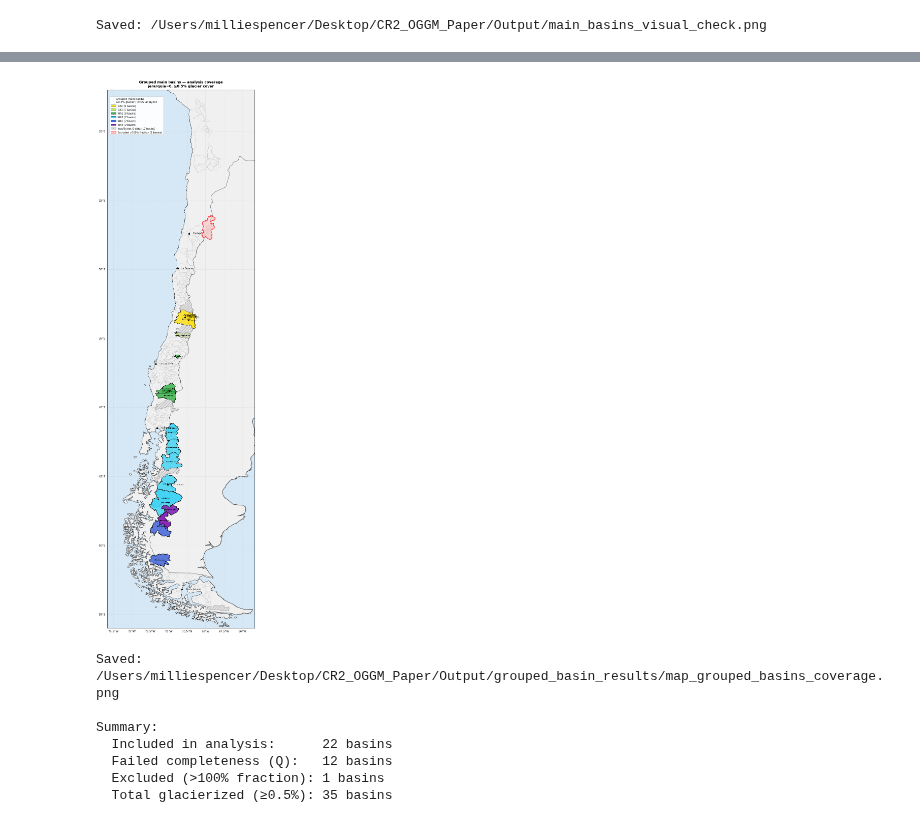
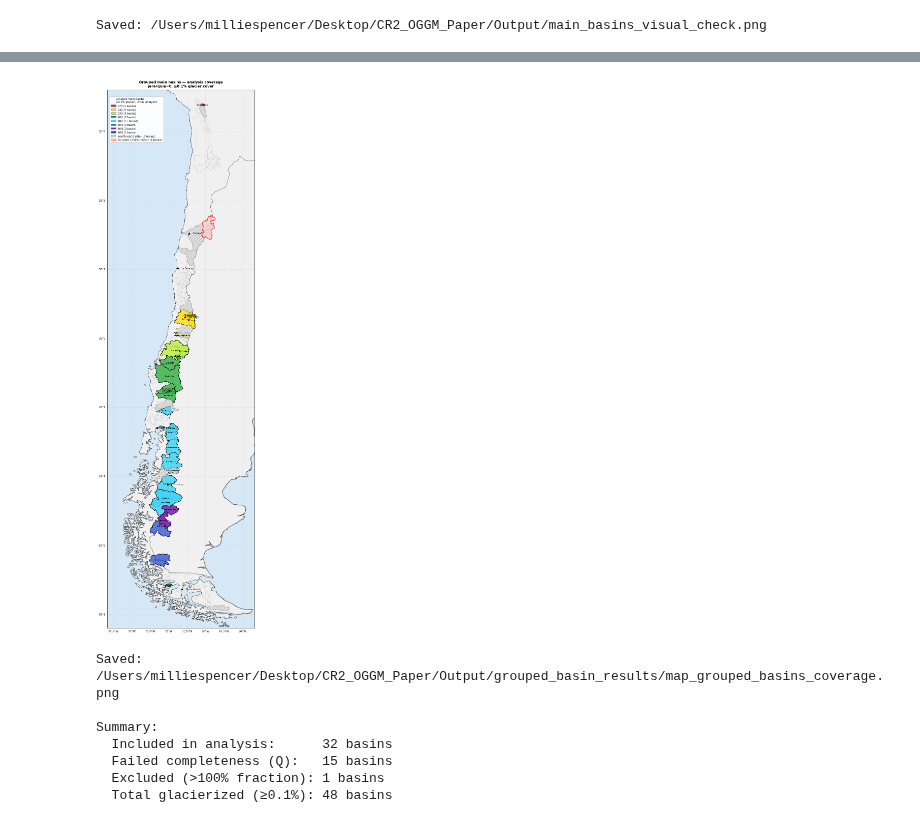
Before and after one commit to millie-spencer/OGGM_CR2_Chile, a Jupyter notebook: analysis/glacier_to_basin_script.ipynb, the cells around one changed output, grey strips where cells are left out. Saved outputs shown, nothing was run; the diff lists cells and outputs as text; code cells hidden in the pictures.

Commit message:
tinkering with % glacierized basin thresholds

```diff
--- a/analysis/glacier_to_basin_script.ipynb
+++ b/analysis/glacier_to_basin_script.ipynb
@@ -335,13 +338,5 @@ Saved: /Users/milliespencer/Desktop/CR2_OGGM_Paper/Output/main_basins_visual_che
 # %%
 # ── GROUPED BASIN ANALYSIS ────────────────────────────────────────────────
-
-import os, pickle, calendar
-import numpy as np
-import pandas as pd
-import geopandas as gpd
-import xarray as xr
-import warnings
-warnings.filterwarnings('ignore')
 
 BASE        = '/Users/milliespencer/Desktop/CR2_OGGM_Paper'
 OUTPUT_ROOT = f'{BASE}/Output'
@@ -353,7 +348,8 @@ BOUNDS_PATH = f'{CAMELS_FULL}/camels_cl_boundaries/camels_cl_boundaries.shp'
 OUT_DIR_GRP = f'{OUTPUT_ROOT}/grouped_basin_results'
 os.makedirs(OUT_DIR_GRP, exist_ok=True)
 
-GLAC_THRESHOLD_PCT = 0.5
+# GLAC_THRESHOLD_PCT = 0.5
+GLAC_THRESHOLD_PCT = 0.1
 LAT_BOUNDARY       = -38.0
 SUMMER_THRESHOLD   = 0.70
 WINTER_THRESHOLD   = 0.50
@@ -933,13 +925,6 @@ Fig 3 saved
 All figures saved to: /Users/milliespencer/Desktop/CR2_OGGM_Paper/Output/grouped_basin_results
 # %%
 # ── Map of grouped basins included in analysis ────────────────────────────
-
-import geopandas as gpd
-import matplotlib.pyplot as plt
-import matplotlib.patches as mpatches
-import cartopy.crs as ccrs
-import cartopy.feature as cfeature
-import numpy as np
 
 cluster_colors = {
     'OT3': '#e6194b', 'DA1': '#f58231', 'DA2': '#ffe119',
@@ -1069,41 +1054,41 @@ for cl in ['OT3','DA1','DA2','DA3','WA1',
 
 legend_handles.append(mpatches.Patch(
     facecolor='#dddddd', edgecolor='#999999',
     hatch='///', label=f'Insufficient Q data ({len(no_q)} basins)'))
 
 if len(excl):
     legend_handles.append(mpatches.Patch(
         facecolor='#ffcccc', edgecolor='red',
         label=f'Excluded >100% fraction ({len(excl)} basins)'))
 
 ax.legend(handles=legend_handles, loc='upper left',
           fontsize=7, framealpha=0.93,
-          title=f'Grouped main basins\n≥0.5% glacier | n={len(included_ids)} analyzed',
+          title=f'Grouped main basins\n≥0.1% glacier | n={len(included_ids)} analyzed',
           title_fontsize=7.5,
           bbox_to_anchor=(0.01, 0.99))
 
 ax.set_title('Grouped main basins — analysis coverage\n'
-             'jerarquia=0, ≥0.5% glacier cover',
+             'jerarquia=0, ≥0.1% glacier cover',
              fontsize=10, fontweight='bold', pad=8)
 
 plt.tight_layout()
 out = f'{OUT_DIR_GRP}/map_grouped_basins_coverage.png'
 plt.savefig(out, dpi=150, bbox_inches='tight')
 plt.show()
 print(f'Saved: {out}')
 
 # Print summary
 print(f'\nSummary:')
 print(f'  Included in analysis:      {len(included_ids)} basins')
 print(f'  Failed completeness (Q):   {len(failed_ids)} basins')
 print(f'  Excluded (>100% fraction): {len(excluded_ids)} basins')
-print(f'  Total glacierized (≥0.5%): {len(main_map)} basins')
+print(f'  Total glacierized (≥0.1%): {len(main_map)} basins')
 # %% [output]
-[figure, old version]
+[figure, new version]
 Saved: /Users/milliespencer/Desktop/CR2_OGGM_Paper/Output/grouped_basin_results/map_grouped_basins_coverage.png
 
 Summary:
-  Included in analysis:      22 basins
-  Failed completeness (Q):   12 basins
+  Included in analysis:      32 basins
+  Failed completeness (Q):   15 basins
   Excluded (>100% fraction): 1 basins
-  Total glacierized (≥0.5%): 35 basins
+  Total glacierized (≥0.1%): 48 basins
```
Also changed, not shown: parts of 5 cells of this notebook, 2 other files.
